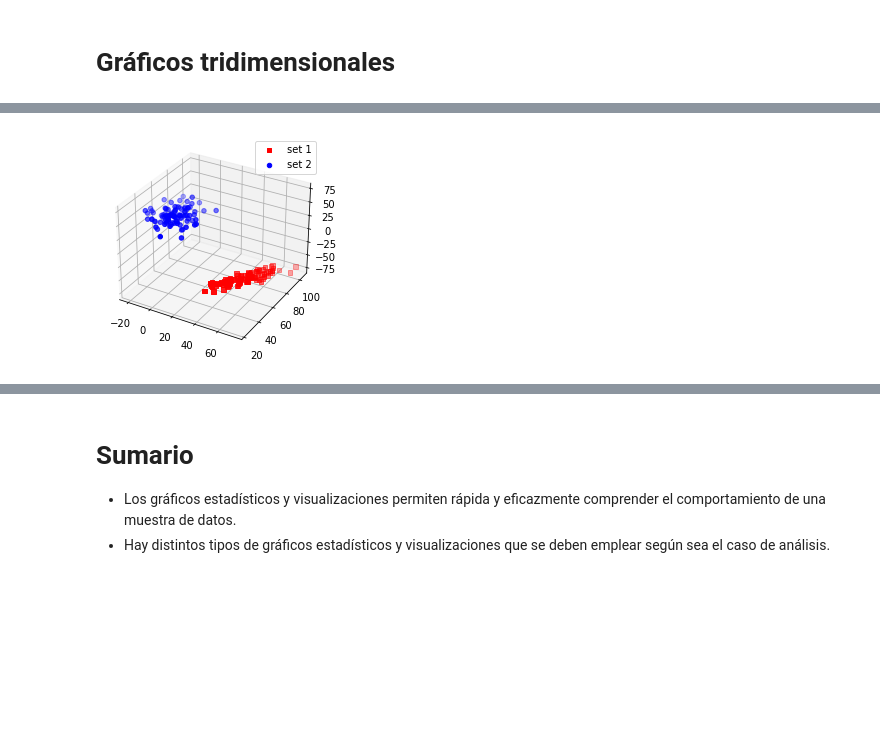
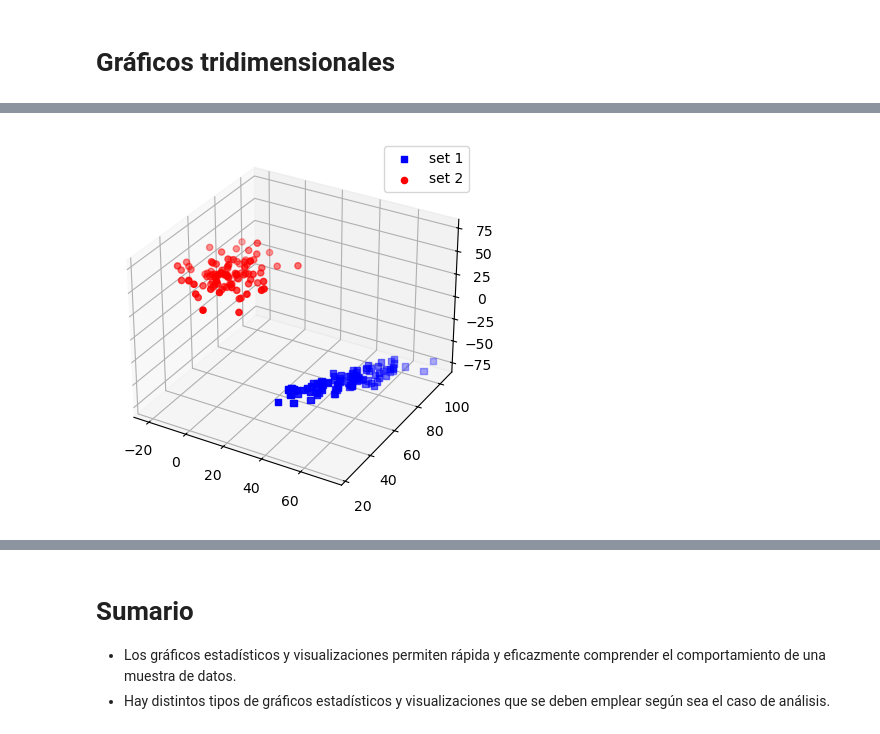
Before and after one commit to fleaman-udec/estadistica-probabilidades, a Jupyter notebook: EyP-02-GraficosEstadisticos.ipynb, the cells around one changed output, grey strips where cells are left out. Cells and saved outputs as stored; diff of their text form; code cells hidden in the pictures; blank space fills up the shorter version.

```diff
--- a/EyP-02-GraficosEstadisticos.ipynb
+++ b/EyP-02-GraficosEstadisticos.ipynb
@@ -275,12 +275,12 @@ También es posible darles distintos tamaños y colores a los puntos para **agre
 # %%
 fig = plt.figure()
 ax = fig.add_subplot(projection='3d')
-ax.scatter(x3, x4, x5, marker='s', color='red', label='set 1')
-ax.scatter(x1, x2, x3, marker='o', color='blue', label='set 2')
+ax.scatter(x3, x4, x5, marker='s', color='blue', label='set 1')
+ax.scatter(x1, x2, x3, marker='o', color='red', label='set 2')
 plt.legend()
 plt.show()
 # %% [output]
-[figure, old version]
+[figure, new version]
 # %% [markdown]
 ## Gráfico de contorno
 
```
Also changed, not shown: parts of 14 cells of this notebook, 8 other files.
